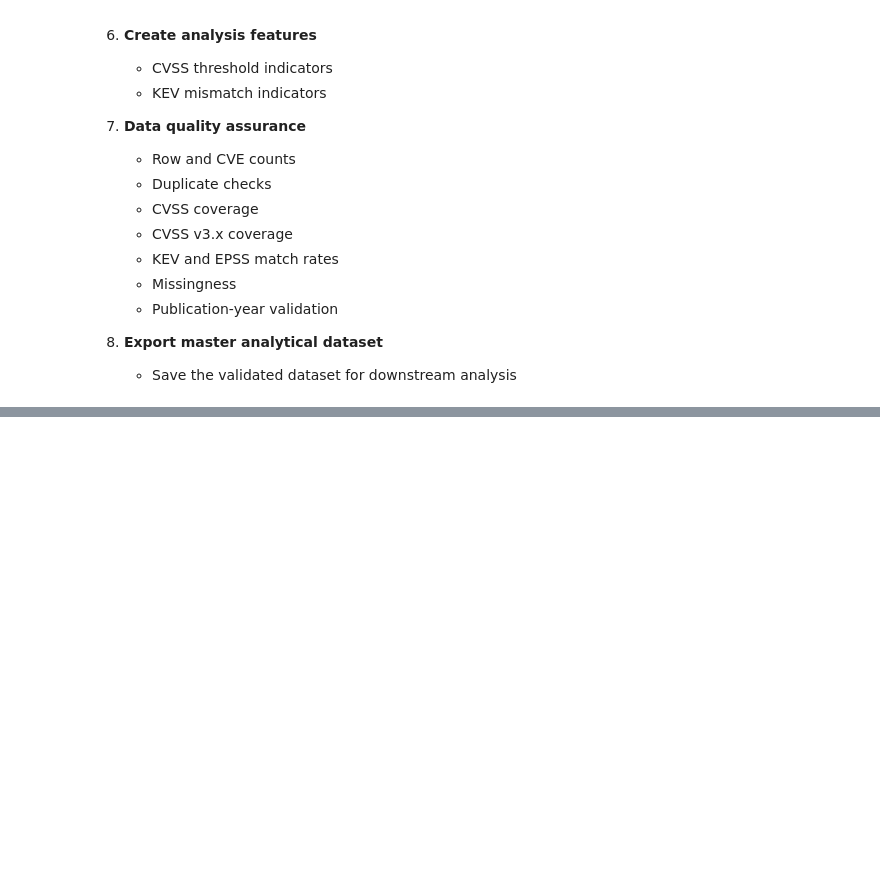
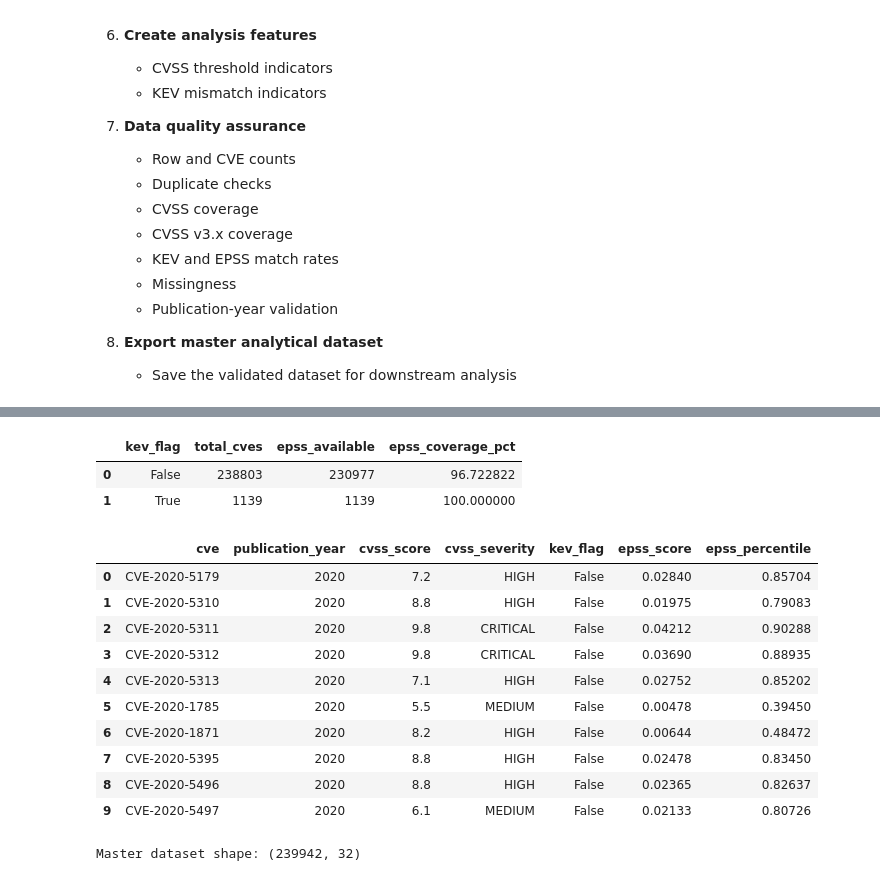
Before and after one commit to aaliyahmjh/data698-capstone, a Jupyter notebook: notebooks/data_preparation.ipynb, the cells around one changed output, grey strips where cells are left out. Saved outputs shown, nothing was run; the diff lists cells and outputs as text; code cells hidden in the pictures; blank space fills up the shorter version.

```diff
--- a/notebooks/data_preparation.ipynb
+++ b/notebooks/data_preparation.ipynb
@@ -135,0 +647,7 @@ This notebook is organized into the following stages:
+# %%
+# Create the working master analytical dataframe
+
+master_df = nvd_df.copy()
+
+print(f"Master dataset initialized with {len(master_df):,} CVEs.")
+print(f"Columns: {len(master_df.columns)}")
@@ -135,0 +1067,53 @@ This notebook is organized into the following stages:
+# %%
+# Check EPSS availability among known-exploited vulnerabilities
+
+kev_epss_summary = (
+    master_df
+    .groupby("kev_flag", observed=True)
+    .agg(
+        total_cves=("cve", "size"),
+        epss_available=("epss_score", "count")
+    )
+    .reset_index()
+)
+
+kev_epss_summary["epss_coverage_pct"] = (
+    kev_epss_summary["epss_available"]
+    / kev_epss_summary["total_cves"]
+    * 100
+)
+
+display(kev_epss_summary)
+# %% [output]
+|  | kev_flag | total_cves | epss_available | epss_coverage_pct |
+| 0 | False | 238803 | 230977 | 96.722822 |
+| 1 | True | 1139 | 1139 | 100.000000 |
+# %%
+display_columns = [
+    "cve",
+    "publication_year",
+    "cvss_score",
+    "cvss_severity",
+    "kev_flag",
+    "epss_score",
+    "epss_percentile"
+]
+
+display(
+    master_df[display_columns].head(10)
+)
+
+print("\nMaster dataset shape:", master_df.shape)
+# %% [output]
+|  | cve | publication_year | cvss_score | cvss_severity | kev_flag | epss_score | epss_percentile |
+| 0 | CVE-2020-5179 | 2020 | 7.2 | HIGH | False | 0.02840 | 0.85704 |
+| 1 | CVE-2020-5310 | 2020 | 8.8 | HIGH | False | 0.01975 | 0.79083 |
+| 2 | CVE-2020-5311 | 2020 | 9.8 | CRITICAL | False | 0.04212 | 0.90288 |
+| 3 | CVE-2020-5312 | 2020 | 9.8 | CRITICAL | False | 0.03690 | 0.88935 |
+| 4 | CVE-2020-5313 | 2020 | 7.1 | HIGH | False | 0.02752 | 0.85202 |
+| 5 | CVE-2020-1785 | 2020 | 5.5 | MEDIUM | False | 0.00478 | 0.39450 |
+| 6 | CVE-2020-1871 | 2020 | 8.2 | HIGH | False | 0.00644 | 0.48472 |
+| 7 | CVE-2020-5395 | 2020 | 8.8 | HIGH | False | 0.02478 | 0.83450 |
+| 8 | CVE-2020-5496 | 2020 | 8.8 | HIGH | False | 0.02365 | 0.82637 |
+| 9 | CVE-2020-5497 | 2020 | 6.1 | MEDIUM | False | 0.02133 | 0.80726 |
+Master dataset shape: (239942, 32)
```
Also changed, not shown: parts of 47 cells of this notebook.
